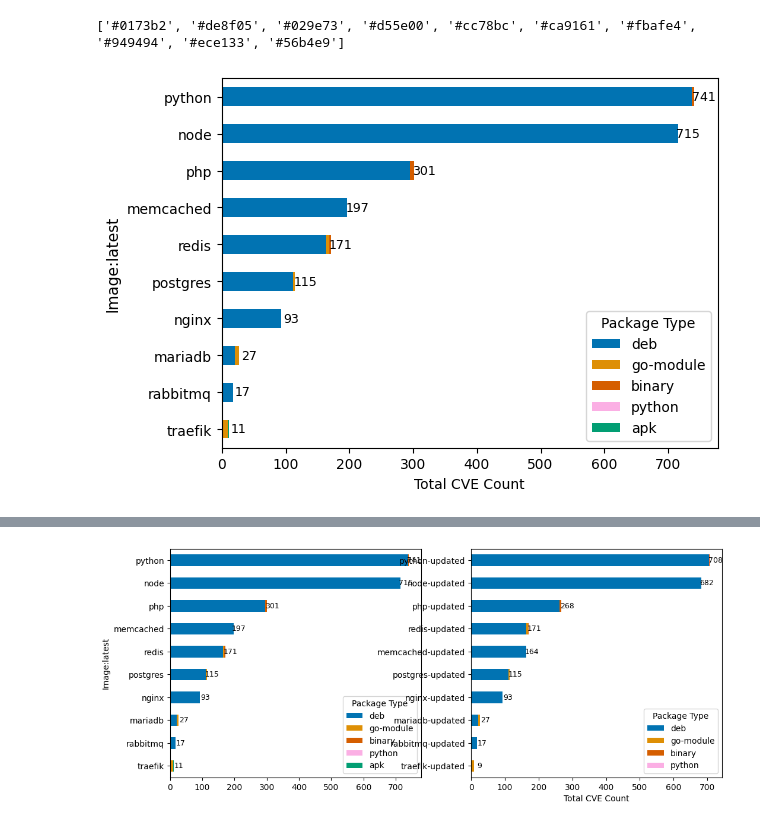
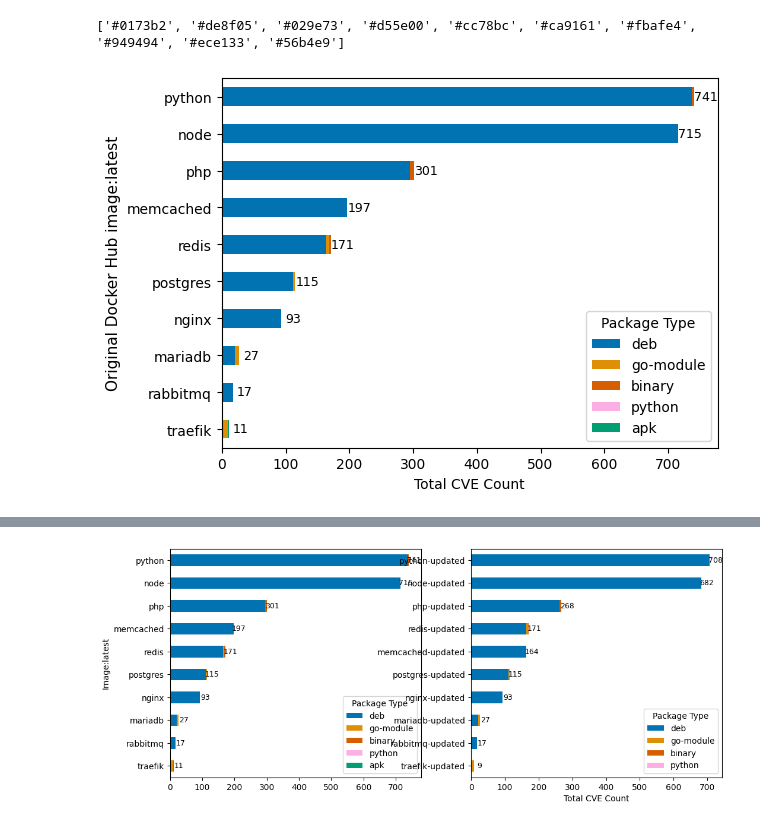
Before and after one commit to tdunlap607/docker_vs_cg, a Jupyter notebook: scripts/cve_analysis.ipynb, the cells around one changed output, grey strips where cells are left out. Cells and saved outputs as stored; diff of their text form; code cells hidden in the pictures.

```diff
--- a/scripts/cve_analysis.ipynb
+++ b/scripts/cve_analysis.ipynb
@@ -265,38 +265,38 @@ column_order = ['deb', 'go-module', 'binary', 'python', 'apk']
 column_color = [package_colors[x] for x in column_order]
 
 # Fille nans with 0
 vuln_types_pivot = vuln_types_pivot.fillna(0)
 
 # Create a totals package
 vuln_types_pivot['total'] = vuln_types_pivot.sum(axis=1, numeric_only=True)
 
 # sort by totals
 vuln_types_pivot = vuln_types_pivot.sort_values("total")
 
 # vuln_types_pivot = vuln_types_pivot.reset_index(drop=False)
 
 # vuln_types_pivot.index = [0.2, 1.2, 2.2, 3.2, 4.2, 5.2, 6.2, 7.2, 8.2, 9.2]
 
-test = vuln_types_pivot.reset_index(drop=True)
-test.index = [-0.2, 0.8, 1.8, 2.8, 3.8, 4.8, 5.8, 6.8, 7.8, 8.8]
+# test = vuln_types_pivot.reset_index(drop=True)
+# test.index = [-0.2, 0.8, 1.8, 2.8, 3.8, 4.8, 5.8, 6.8, 7.8, 8.8]
 
-combine = pd.concat([vuln_types_pivot, test])
-# combine = combine.sort_index()
-combine = combine.sort_values("total")
+# combine = pd.concat([vuln_types_pivot, test])
+# # combine = combine.sort_index()
+# combine = combine.sort_values("total")
 
 # plot the stacked bar
 ax = vuln_types_pivot[column_order].plot(kind='barh', stacked=True, color=column_color)
 
 # Add package counts to each bar
 for i, total in enumerate(vuln_types_pivot["total"].values.tolist()):
-  ax.text(total+16, i-0.09, round(total),
+  ax.text(total+19, i-0.09, round(total),
           ha = 'center', color = 'black', fontsize='9')
 
 ax.legend(title='Package Type')
 
 # Adjust x/y labels
-plt.ylabel('Image:latest', fontsize=11)
+plt.ylabel('Original Docker Hub image:latest', fontsize=11)
 plt.xlabel('Total CVE Count', fontsize=10)
 plt.show()
 # %% [output]
-[figure, old version]
+[figure, new version]
```
Also changed, not shown: parts of 4 cells of this notebook.
